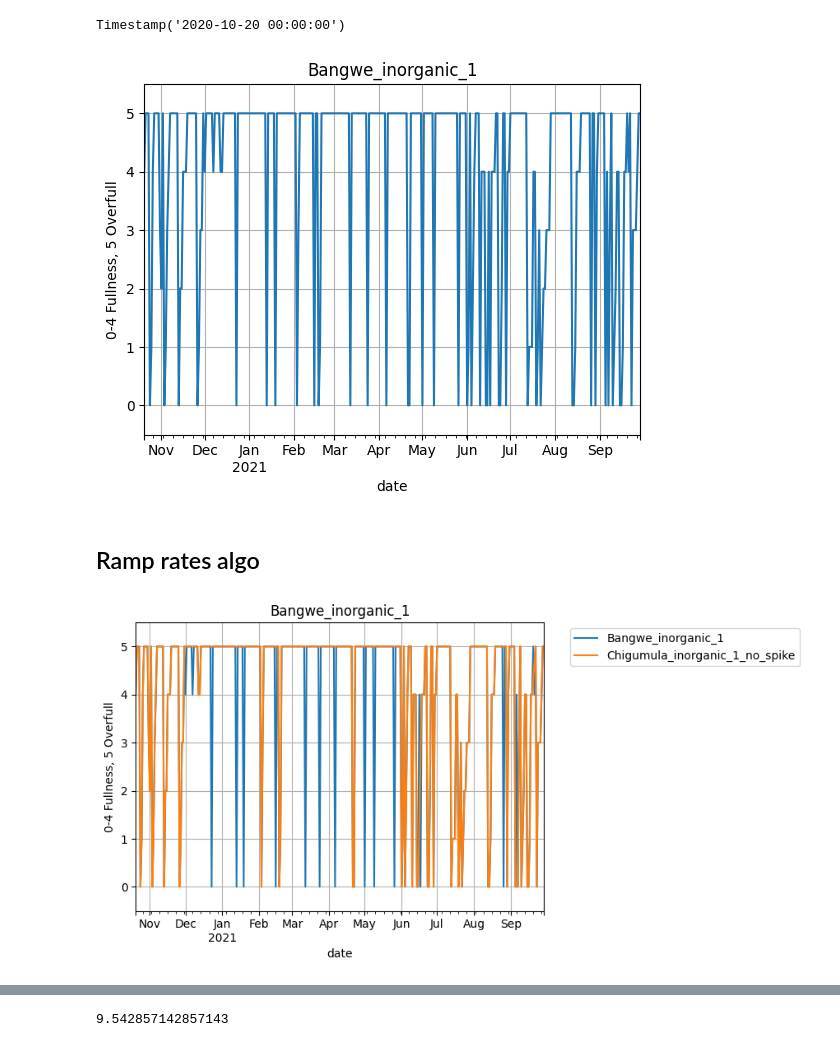
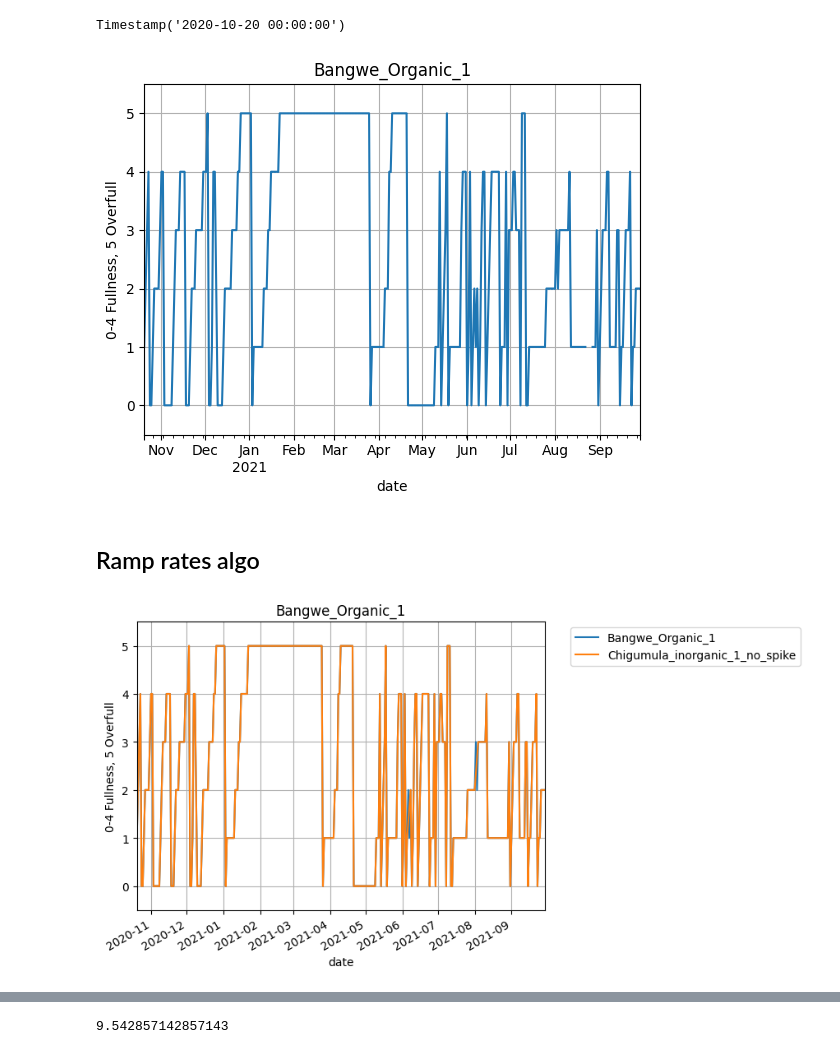
Before and after one commit to Global-Health-Engineering/2022-msc-sem-proj-nseemann, a Jupyter notebook: src/Analysis_jupyter/ramp_rates.ipynb, the cells around one changed output, grey strips where cells are left out. Saved outputs shown, nothing was run; the diff lists cells and outputs as text; code cells hidden in the pictures.

```diff
--- a/src/Analysis_jupyter/ramp_rates.ipynb
+++ b/src/Analysis_jupyter/ramp_rates.ipynb
@@ -38,7 +38,7 @@ skip_filling_df[skip_filling_df < 8] *= 4 / 7
 skip_filling_df[skip_filling_df == 8] = 5
 min_plot_y = -0.5
 max_plot_y = 5.5
-binNum = 2 # selected bin for analysis
+binNum = 0 # selected bin for analysis
 print(skip_dfCol)
 # %% [output]
 Index(['Bangwe_Organic_1', 'Bangwe_Organic_2', 'Bangwe_inorganic_1',
@@ -115,7 +115,7 @@ elif type_graph == 3:
 #     binNum = 3
 #     plot_raw(binNum,type_graph)
 # %% [output]
-[figure, old version]
+[figure, new version]
 # %% [markdown]
 ## Ramp rates algo
 # %%
@@ -133,36 +133,34 @@ skip_filling_interest = skip_filling_df[skip_dfCol[binNum]].copy().dropna() #Dro
 diff_pos = skip_filling_interest.diff() #difference val(n) - val(n-1) #Get the difference in fullness between subsequent datapoints
 diff_neg = skip_filling_interest.diff(periods=-1) #difference val(n) - val(n+1) #Get the difference in the negative direction
 td_1 = pd.Timedelta(1, "d") #Define 1 days as a timedelta (pandas tool)
 
 
 ## Removing 1 day back to original spikes (positive and negative) Forward pass
 # diff_index_pos = skip_filling_interest.index.to_series().diff() #Index difference between  points (important for NaN)
 # diff_index_neg = skip_filling_interest.index.to_series().diff(periods=-1)
 
-num_spikes_small = len((skip_filling_interest[diff_pos - diff_neg == 0][diff_pos != 0][abs(diff_pos) < 4]))
-num_spikes_big = len((skip_filling_interest[diff_pos - diff_neg == 0][diff_pos != 0][abs(diff_pos) >= 4]))
 
 skip_filling_interest_no_spike = skip_filling_interest.drop(skip_filling_interest[diff_pos - diff_neg == 0][diff_pos != 0].index).rename('Chigumula_inorganic_1_no_spike')#[diff_index_pos == td_1][diff_index_neg == -td_1])
 figure, axis = plt.subplots()
 
 skip_filling_interest.plot(ax=axis,use_index=True, y=skip_dfCol[binNum], grid=True, marker='x', markersize=0.1)
 skip_filling_interest_no_spike.plot(ax=axis,use_index=True, y=skip_dfCol[binNum], grid=True, marker='x', markersize=0.1)
 
 plt.title(skip_filling_df.columns[binNum])
 #top_ends.plot(use_index=True, grid=True, marker='*', ax = axis, linestyle='none', markersize=12)
 #top_beginnings.plot(use_index=True, grid=True, marker='*', ax = axis, linestyle='none', markersize=12)
 plt.xlim(skip_filling_interest.index.min(),skip_filling_interest.index.max())
 axis.legend(bbox_to_anchor=(1.05, 1))
 plt.title(skip_filling_df.columns[binNum])
 
 plt.xlabel('date')
 plt.ylabel('0-4 Fullness, 5 Overfull')
 plt.ylim(min_plot_y,max_plot_y)
 axis.set_yticks([0,1,2,3,4,5])
 plt.gcf().subplots_adjust(bottom=0.15)
 plt.show()
 # %% [output]
-[figure, old version]
+[figure, new version]
 # %%
 ## Top ends - forward pass
 indices_no_spike = skip_filling_interest_no_spike.index #Get indices for the current working df series
```
Also changed, not shown: parts of 2 cells of this notebook, 2 other files.
